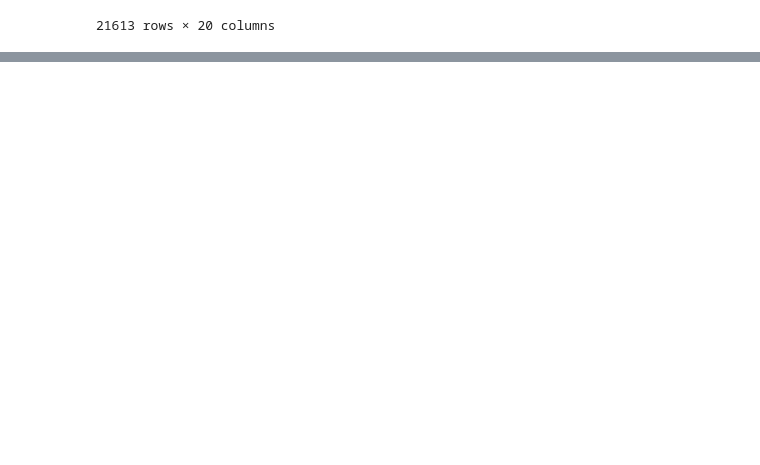
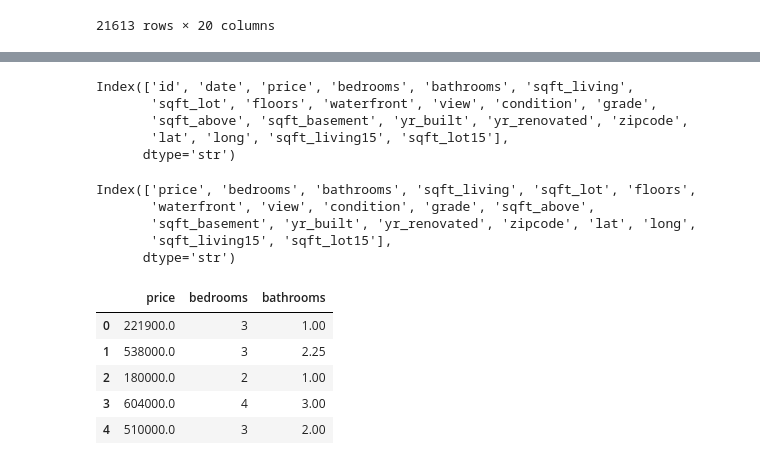
Before and after one commit to Ayushpr2111C/Python-Ai-ML, a Jupyter notebook: Data Analytics/analysis.ipynb, the cells around one changed output, grey strips where cells are left out. Cells and saved outputs as stored; diff of their text form; code cells hidden in the pictures; blank space fills up the shorter version.

```diff
--- a/Data Analytics/analysis.ipynb
+++ b/Data Analytics/analysis.ipynb
@@ -240,0 +252,26 @@ df.loc[:1954400510]
+# %%
+df.columns
+# %% [output]
+Index(['id', 'date', 'price', 'bedrooms', 'bathrooms', 'sqft_living',
+       'sqft_lot', 'floors', 'waterfront', 'view', 'condition', 'grade',
+       'sqft_above', 'sqft_basement', 'yr_built', 'yr_renovated', 'zipcode',
+       'lat', 'long', 'sqft_living15', 'sqft_lot15'],
+      dtype='str')
+# %%
+df= df.drop(['id', 'date'], axis=1) # drop id and date columns
+df.columns
+# %% [output]
+Index(['price', 'bedrooms', 'bathrooms', 'sqft_living', 'sqft_lot', 'floors',
+       'waterfront', 'view', 'condition', 'grade', 'sqft_above',
+       'sqft_basement', 'yr_built', 'yr_renovated', 'zipcode', 'lat', 'long',
+       'sqft_living15', 'sqft_lot15'],
+      dtype='str')
+# %%
+df.iloc[0:5, 0:3] # gives rows at index 0 to 5 and columns at index 0 to 3
+# %% [output]
+|  | price | bedrooms | bathrooms |
+| 0 | 221900.0 | 3 | 1.00 |
+| 1 | 538000.0 | 3 | 2.25 |
+| 2 | 180000.0 | 2 | 1.00 |
+| 3 | 604000.0 | 4 | 3.00 |
+| 4 | 510000.0 | 3 | 2.00 |
```
Also changed, not shown: parts of 4 cells of this notebook, 1 other file.
